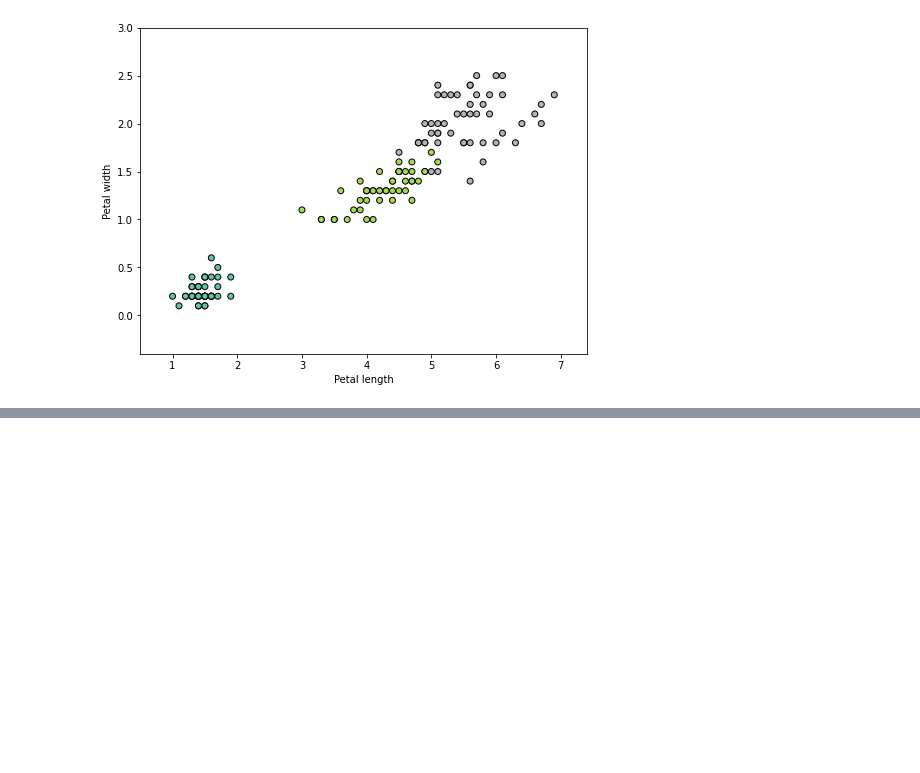
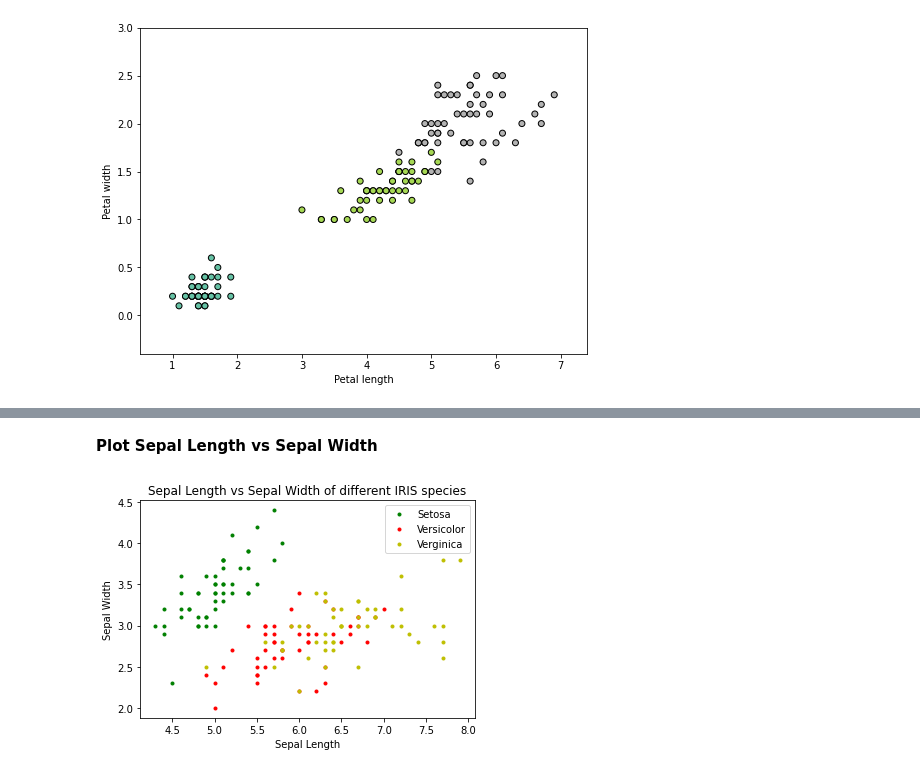
Before and after one commit to nilishalu/WE-Machine-Learning-Sessions, a Jupyter notebook: Sessions/WE_20221118.ipynb, the cells around one changed output, grey strips where cells are left out. Drawn from its saved outputs; the diff is of its cells as text; code cells hidden in the pictures; blank space fills up the shorter version.

```diff
--- a/Sessions/WE_20221118.ipynb
+++ b/Sessions/WE_20221118.ipynb
@@ -225,0 +245,15 @@ plt.show()
+# %% [markdown]
+**Plot Sepal Length vs Sepal Width**
+# %%
+plt.plot(setosa['Sepal Length'], setosa['Sepal Width'], 'g.', label = "Setosa")
+plt.plot(versicolor['Sepal Length'], versicolor['Sepal Width'], 'r.', label = "Versicolor")
+plt.plot(verginica['Sepal Length'], verginica['Sepal Width'], 'y.', label = "Verginica")
+
+plt.xlabel('Sepal Length')
+plt.ylabel('Sepal Width')
+plt.title('Sepal Length vs Sepal Width of different IRIS species')
+plt.legend()
+
+plt.show()
+# %% [output]
+[figure, added]
```
Also changed, not shown: parts of 16 cells of this notebook.
